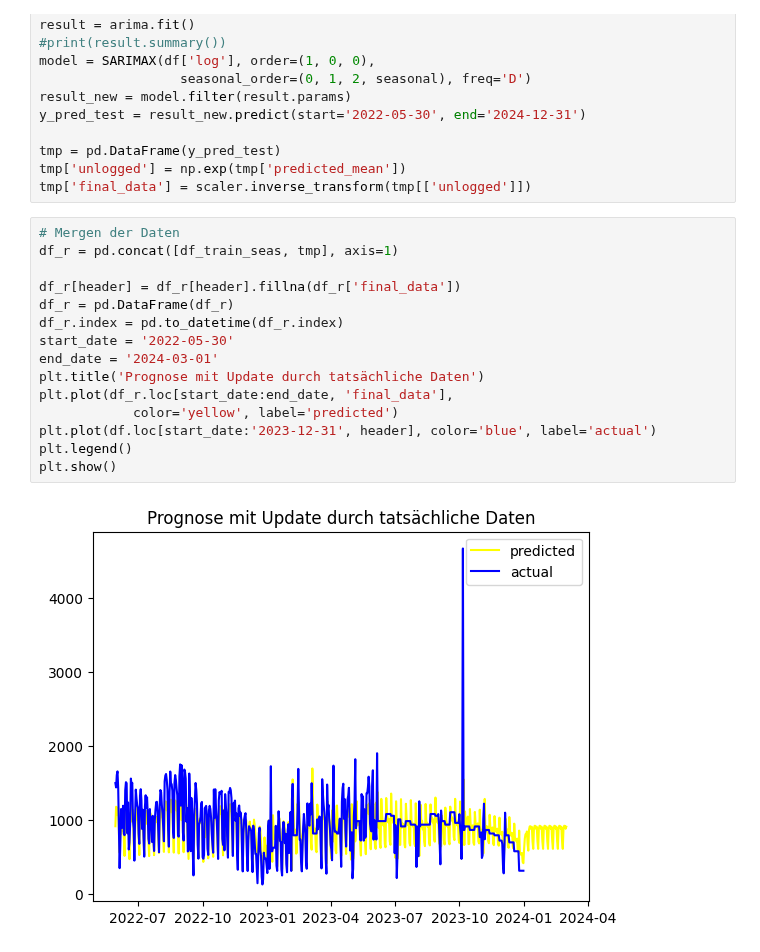
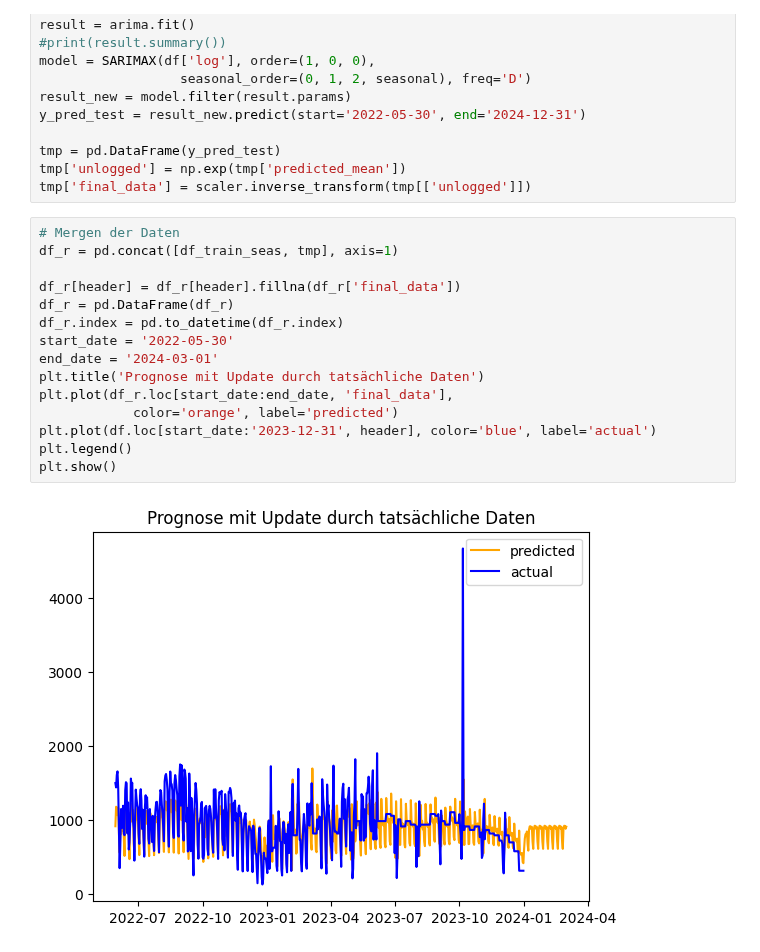
Before and after one commit to wooloflettuce/bonn-bike-count, a Jupyter notebook: ARIMA/Brühler Straße/7-tägig.ipynb, the cells around one changed output. Cells and saved outputs as stored; diff of their text form.

Commit message:
color change Test

```diff
--- a/ARIMA/Brühler Straße/7-tägig.ipynb
+++ b/ARIMA/Brühler Straße/7-tägig.ipynb
@@ -221,20 +220,20 @@ tmp['final_data'] = scaler.inverse_transform(tmp[['unlogged']])
 # %%
 # Mergen der Daten
 df_r = pd.concat([df_train_seas, tmp], axis=1)
 
 df_r[header] = df_r[header].fillna(df_r['final_data'])
 df_r = pd.DataFrame(df_r)
 df_r.index = pd.to_datetime(df_r.index)
 start_date = '2022-05-30'
 end_date = '2024-03-01'
 plt.title('Prognose mit Update durch tatsächliche Daten')
 plt.plot(df_r.loc[start_date:end_date, 'final_data'],
-            color='yellow', label='predicted')
+            color='orange', label='predicted')
 plt.plot(df.loc[start_date:'2023-12-31', header], color='blue', label='actual')
 plt.legend()
 plt.show()
 # %% [output]
-[figure, old version]
+[figure, new version]
 # %%
 mape_bound = 100
 
```
Also changed, not shown: parts of 3 cells of this notebook.
